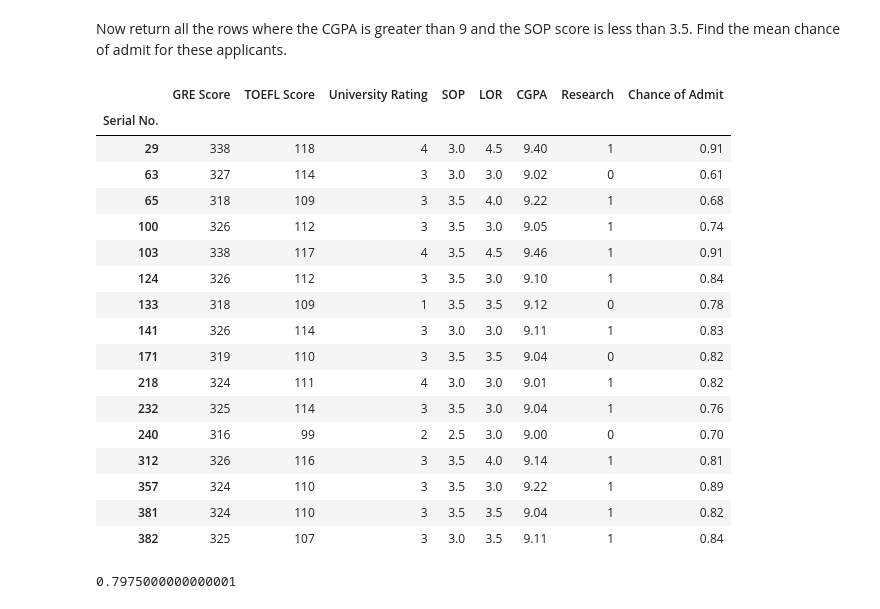
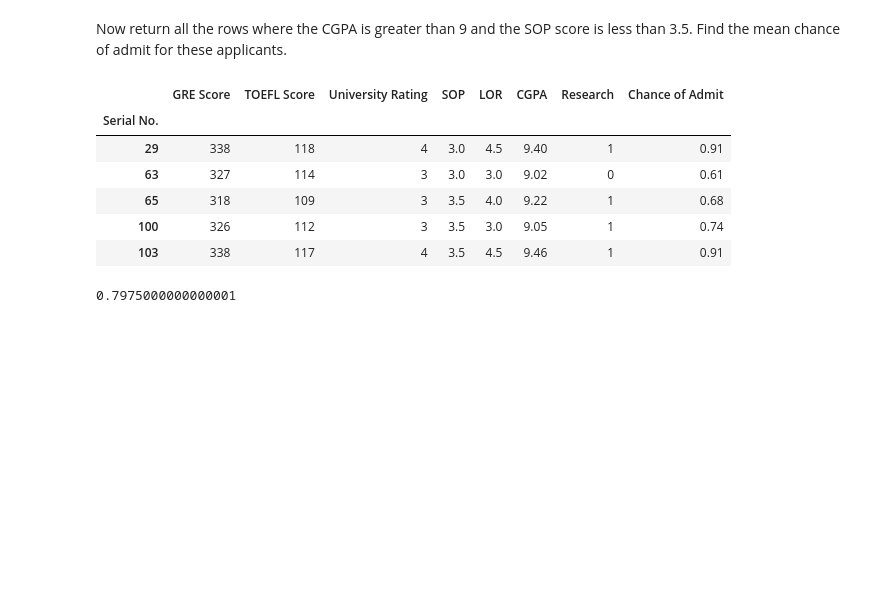
Before and after one commit to florengutierrez/lab-advanced-pandas, a Jupyter notebook: your-code/main.ipynb, the cells around one changed output. Cells and saved outputs as stored; diff of their text form; code cells hidden in the pictures; blank space fills up the shorter version.

```diff
--- a/your-code/main.ipynb
+++ b/your-code/main.ipynb
@@ -218,26 +190,15 @@ Now return all the rows where the CGPA is greater than 9 and the SOP score is le
 # %%
 # Your code here:
 new = plus_nine[plus_nine.SOP <= 3.5]
-new
+new.head()
 # %% [output]
 |  | GRE Score | TOEFL Score | University Rating | SOP | LOR | CGPA | Research | Chance of Admit |
 | Serial No. |  |  |  |  |  |  |  |  |
 | 29 | 338 | 118 | 4 | 3.0 | 4.5 | 9.40 | 1 | 0.91 |
 | 63 | 327 | 114 | 3 | 3.0 | 3.0 | 9.02 | 0 | 0.61 |
 | 65 | 318 | 109 | 3 | 3.5 | 4.0 | 9.22 | 1 | 0.68 |
 | 100 | 326 | 112 | 3 | 3.5 | 3.0 | 9.05 | 1 | 0.74 |
 | 103 | 338 | 117 | 4 | 3.5 | 4.5 | 9.46 | 1 | 0.91 |
-| 124 | 326 | 112 | 3 | 3.5 | 3.0 | 9.10 | 1 | 0.84 |
-| 133 | 318 | 109 | 1 | 3.5 | 3.5 | 9.12 | 0 | 0.78 |
-| 141 | 326 | 114 | 3 | 3.0 | 3.0 | 9.11 | 1 | 0.83 |
-| 171 | 319 | 110 | 3 | 3.5 | 3.5 | 9.04 | 0 | 0.82 |
-| 218 | 324 | 111 | 4 | 3.0 | 3.0 | 9.01 | 1 | 0.82 |
-| 232 | 325 | 114 | 3 | 3.5 | 3.0 | 9.04 | 1 | 0.76 |
-| 240 | 316 | 99 | 2 | 2.5 | 3.0 | 9.00 | 0 | 0.70 |
-| 312 | 326 | 116 | 3 | 3.5 | 4.0 | 9.14 | 1 | 0.81 |
-| 357 | 324 | 110 | 3 | 3.5 | 3.0 | 9.22 | 1 | 0.89 |
-| 381 | 324 | 110 | 3 | 3.5 | 3.5 | 9.04 | 1 | 0.82 |
-| 382 | 325 | 107 | 3 | 3.0 | 3.5 | 9.11 | 1 | 0.84 |
 # %%
 mean_new = new["Chance of Admit"].mean()
 mean_new
```
Also changed, not shown: parts of 11 cells of this notebook.
